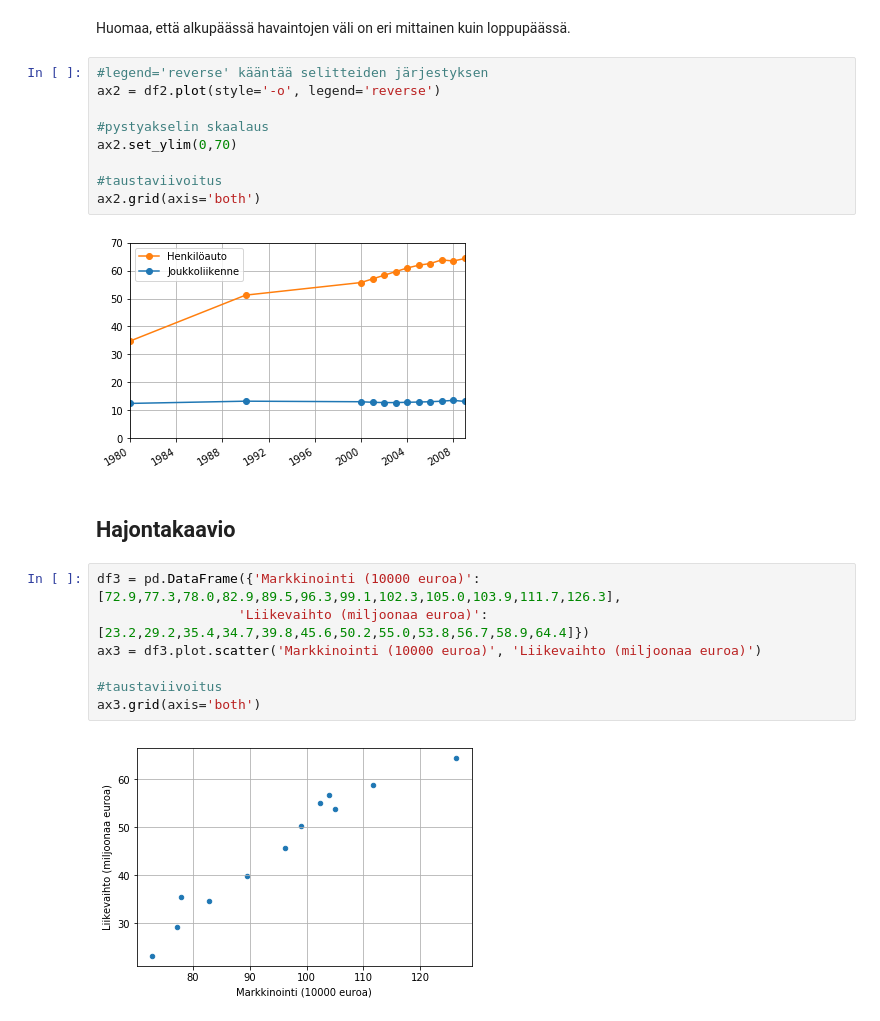
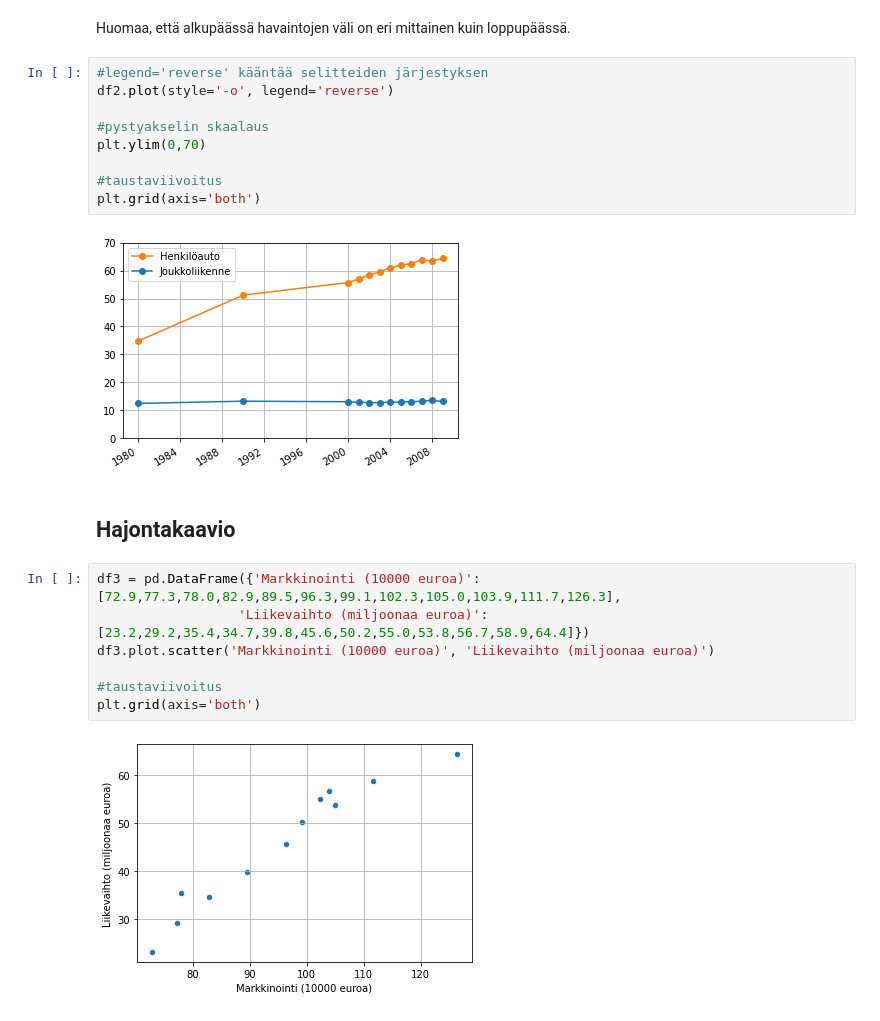
Before and after one commit to taanila/kaaviot, a Jupyter notebook: kaaviot10.ipynb, the cells around one changed output. Drawn from its saved outputs; the diff is of its cells as text.

```diff
--- a/kaaviot10.ipynb
+++ b/kaaviot10.ipynb
@@ -58,23 +62,23 @@ df2
 Huomaa, että alkupäässä havaintojen väli on eri mittainen kuin loppupäässä.
 # %%
 #legend='reverse' kääntää selitteiden järjestyksen
-ax2 = df2.plot(style='-o', legend='reverse')
+df2.plot(style='-o', legend='reverse')
 
 #pystyakselin skaalaus
-ax2.set_ylim(0,70)
+plt.ylim(0,70)
 
 #taustaviivoitus
-ax2.grid(axis='both')
+plt.grid(axis='both')
 # %% [output]
-[figure, old version]
+[figure, new version]
 # %% [markdown]
 <h2>Hajontakaavio</h2>
 # %%
 df3 = pd.DataFrame({'Markkinointi (10000 euroa)':[72.9,77.3,78.0,82.9,89.5,96.3,99.1,102.3,105.0,103.9,111.7,126.3],
                   'Liikevaihto (miljoonaa euroa)':[23.2,29.2,35.4,34.7,39.8,45.6,50.2,55.0,53.8,56.7,58.9,64.4]})
-ax3 = df3.plot.scatter('Markkinointi (10000 euroa)', 'Liikevaihto (miljoonaa euroa)')
+df3.plot.scatter('Markkinointi (10000 euroa)', 'Liikevaihto (miljoonaa euroa)')
 
 #taustaviivoitus
-ax3.grid(axis='both')
+plt.grid(axis='both')
 # %% [output]
-[figure, old version]
+[figure, new version]
```
Also changed, not shown: parts of 3 cells of this notebook.
